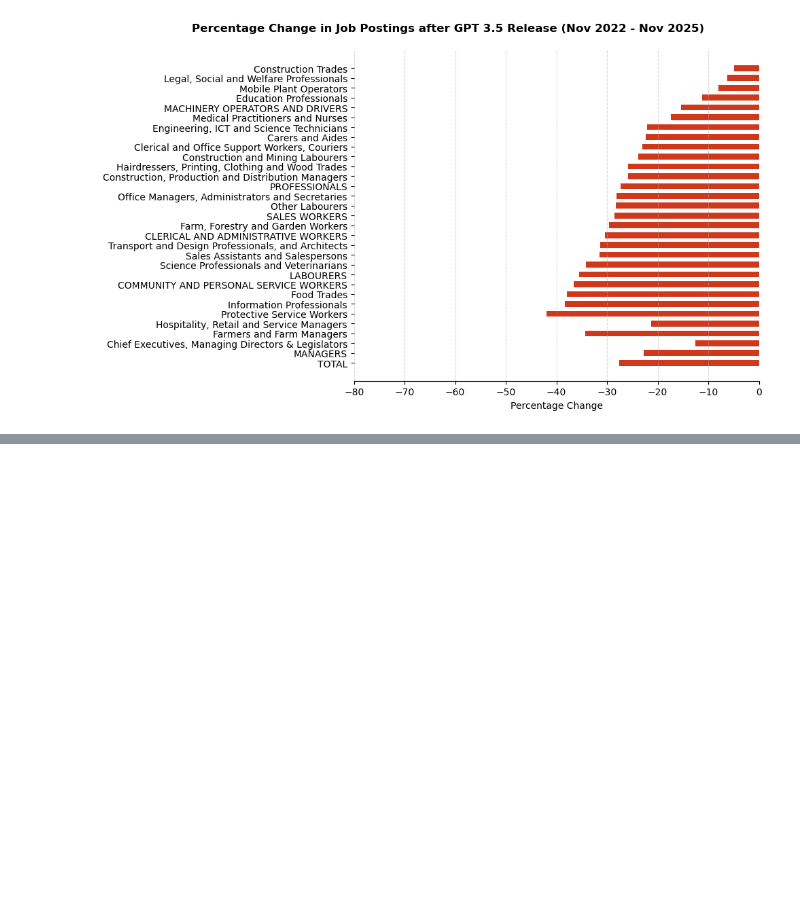
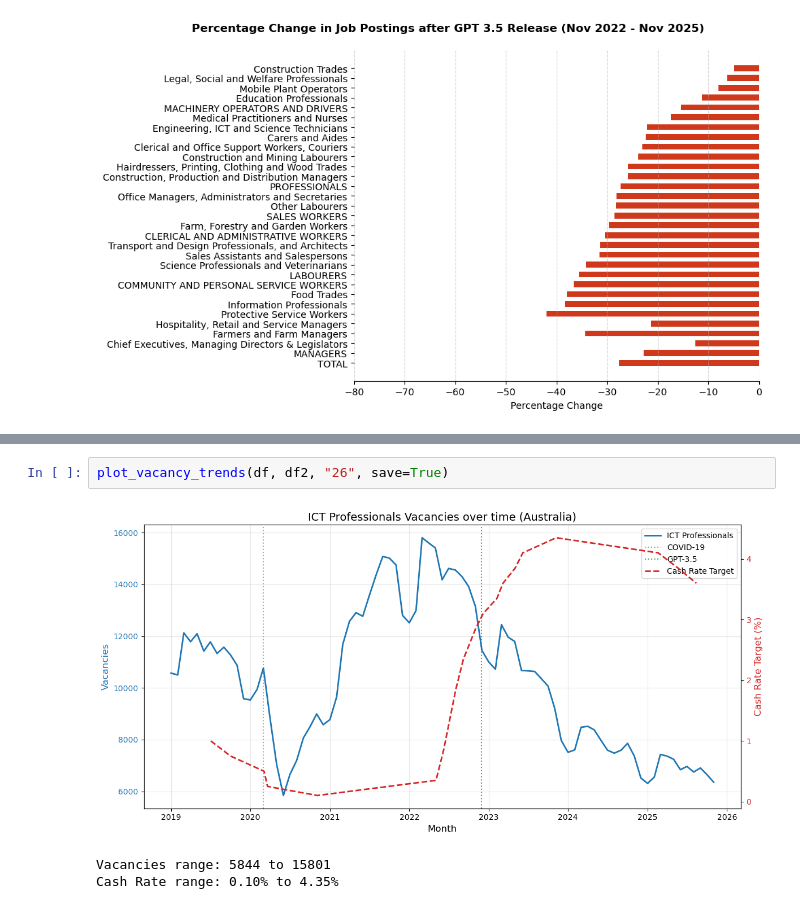
Before and after one commit to phenom0999/Summer-Internship-2025, a Jupyter notebook: Notebooks/AI_Impact_On_Vacancy/ai_impact_on_vacancy.ipynb, the cells around one changed output, grey strips where cells are left out. Cells and saved outputs as stored; diff of their text form; blank space fills up the shorter version.

Commit message:
ict_vacancy_vs_crt

```diff
--- a/Notebooks/AI_Impact_On_Vacancy/ai_impact_on_vacancy.ipynb
+++ b/Notebooks/AI_Impact_On_Vacancy/ai_impact_on_vacancy.ipynb
@@ -83,0 +177,6 @@ plt.show()
+# %%
+plot_vacancy_trends(df, df2, "26", save=True)
+# %% [output]
+[figure, added]
+Vacancies range: 5844 to 15801
+Cash Rate range: 0.10% to 4.35%
```
Also changed, not shown: parts of 4 cells of this notebook, 3 other files.
